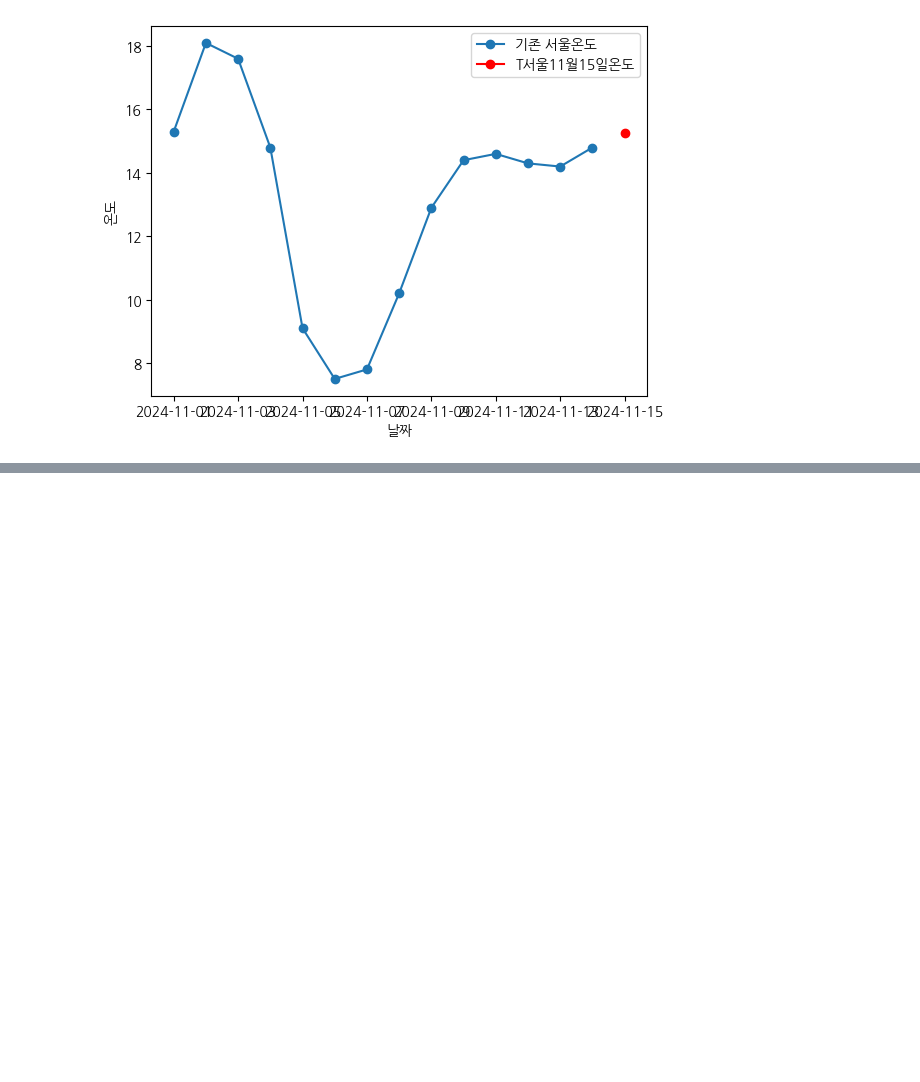
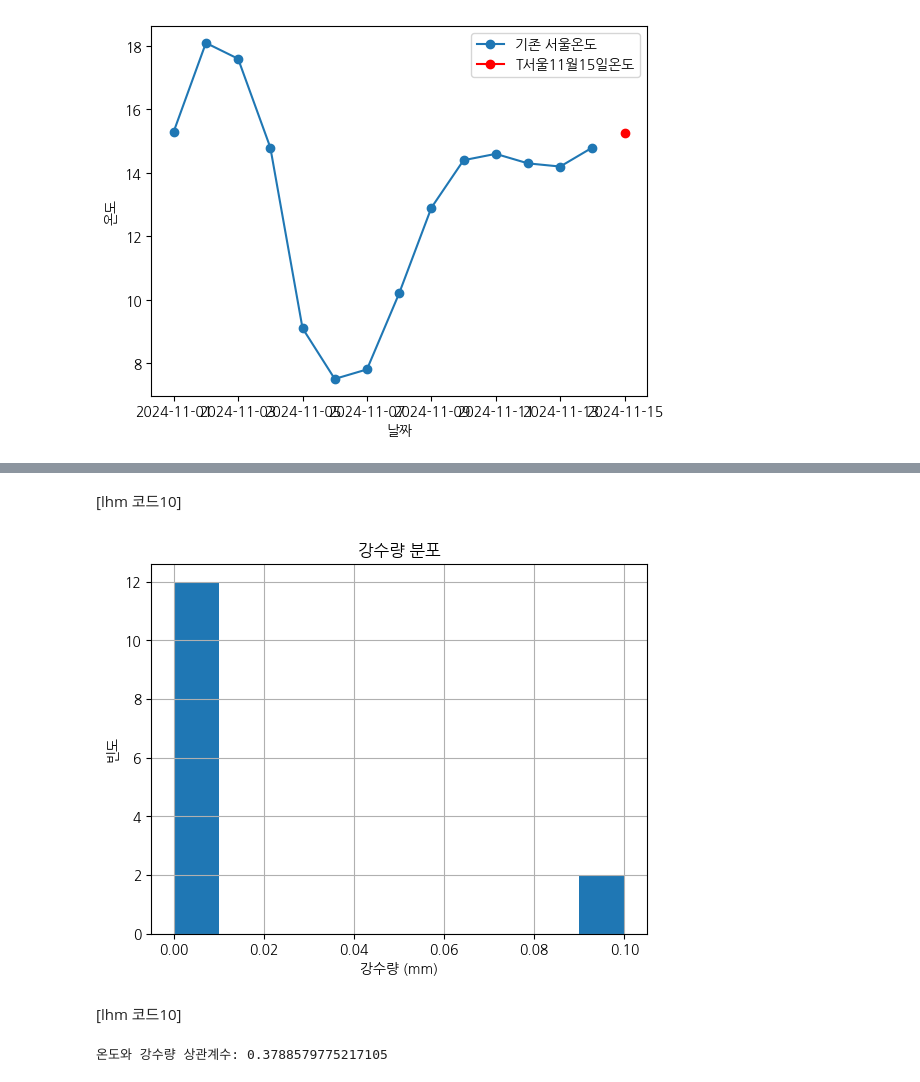
Before and after one commit to yihimin/python_data_analyzing, a Jupyter notebook: LHM202312407.ipynb, the cells around one changed output, grey strips where cells are left out. Drawn from its saved outputs; the diff is of its cells as text; code cells hidden in the pictures; blank space fills up the shorter version.

```diff
--- a/LHM202312407.ipynb
+++ b/LHM202312407.ipynb
@@ -93,0 +106,6 @@ plt.show()
+# %%
+import pandas as pd
+
+# 업로드된 파일 읽기
+data = pd.read_csv('강우량데이터.csv', encoding='cp949')
+print(data.head())
@@ -93,0 +198,33 @@ plt.show()
+# %% [markdown]
+[lhm 코드10]
+# %%
+plt.rc('font', family='NanumGothic')
+data['강수량(mm)'].hist(bins=10)
+plt.xlabel('강수량 (mm)')
+plt.ylabel('빈도')
+plt.title('강수량 분포')
+plt.show()
+# %% [output]
+[figure, added]
+# %% [markdown]
+[lhm 코드10]
+# %%
+import pandas as pd
+import numpy as np
+
+# 데이터 준비
+dates = pd.date_range(start="2024-11-01", periods=14)
+tempN = [15.3, 18.1, 17.6, 14.8, 9.1, 7.5, 7.8, 10.2, 12.9, 14.4, 14.6, 14.3, 14.2, 14.8]
+rainfall = [0.0, 0.0, 0.1, 0.0, 0.0, 0.0, 0.0, 0.0, 0.0, 0.1, 0.0, 0.0, 0.0, 0.1]
+
+# 데이터프레임 생성
+data = pd.DataFrame({"날짜": dates, "tempN": tempN, "강수량(mm)": rainfall})
+
+# 날짜를 인덱스로 설정
+data.set_index("날짜", inplace=True)
+
+# 상관계수 계산
+correlation = data["tempN"].corr(data["강수량(mm)"])
+print("온도와 강수량 상관계수:", correlation)
+# %% [output]
+온도와 강수량 상관계수: 0.3788579775217105
```
Also changed, not shown: parts of 14 cells of this notebook.
